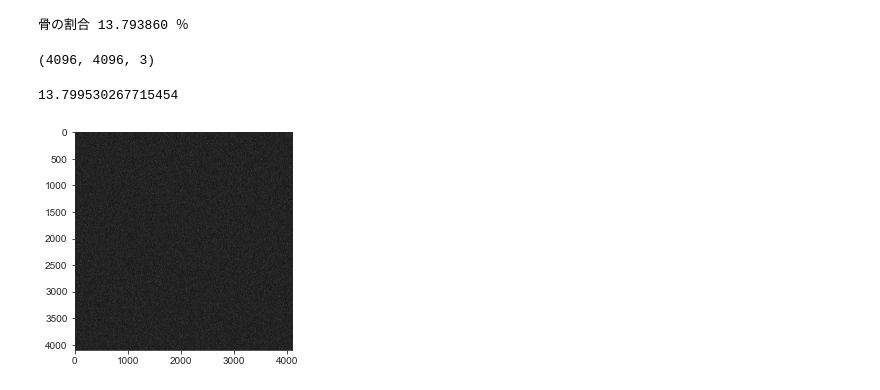
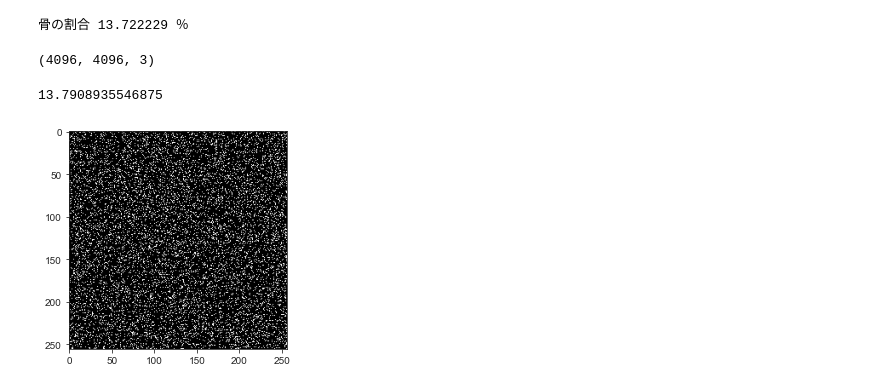
Before and after one commit to Kaname21Miura/pyMonteOpt, a Jupyter notebook: ホワイトノイズモデル_test.ipynb, the cells around one changed output. Cells and saved outputs as stored; diff of their text form; code cells hidden in the pictures.

```diff
--- a/ホワイトノイズモデル_test.ipynb
+++ b/ホワイトノイズモデル_test.ipynb
@@ -9,8 +9,8 @@ sns.set_style("ticks", {'grid.linestyle': '--'})
 import warnings
 # %%
 bv_tv = 0.138
-x = 2**12
-y = 2**12
+x = 2**8
+y = 2**8
 z = 3
 a = np.random.rand(x*y*z)
 b = np.zeros(x*y*z,dtype ="int8")
@@ -19,18 +19,18 @@ b[ind] = 1
 b = b.reshape(x,y,z)
 print("骨の割合 %4f ％"%(b.sum()*100/(x*y*z)))
 # %% [output]
-骨の割合 13.793860 ％
+骨の割合 13.722229 ％
 # %%
 b.shape
 # %% [output]
 (4096, 4096, 3)
 # %%
-print(b[:,:,0].sum()*100/(x*y))
-plt.imshow(b[:,:,0],cmap=plt.cm.gray)
+print(b[:,:,1].sum()*100/(x*y))
+plt.imshow(b[:,:,2],cmap=plt.cm.gray)
 plt.show()
 # %% [output]
-13.799530267715454
+13.7908935546875
-[figure, old version]
+[figure, new version]
 # %%
 from pymopt.voxel import VoxelWhiteNoiseModel
 from scipy import stats
```
Also changed, not shown: parts of 8 cells of this notebook, 4 other files.
